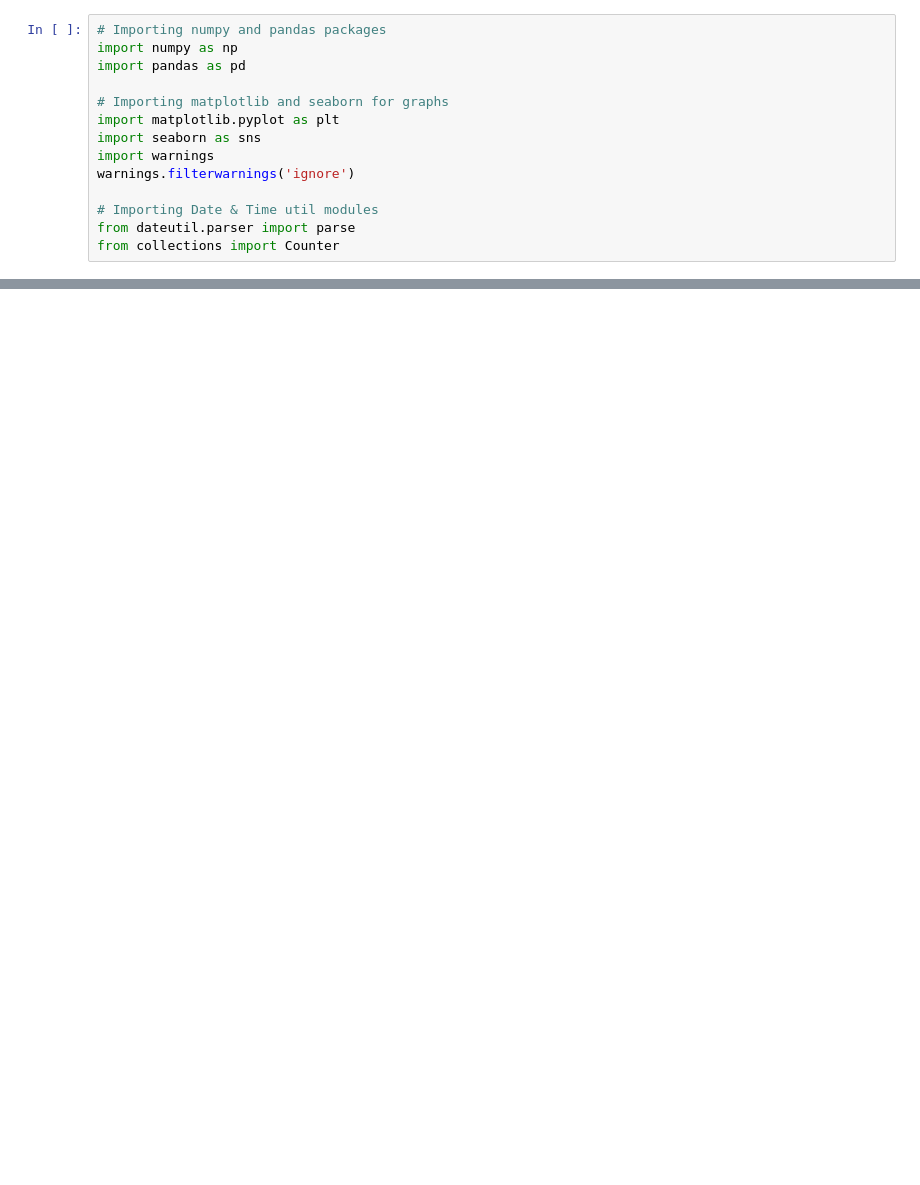
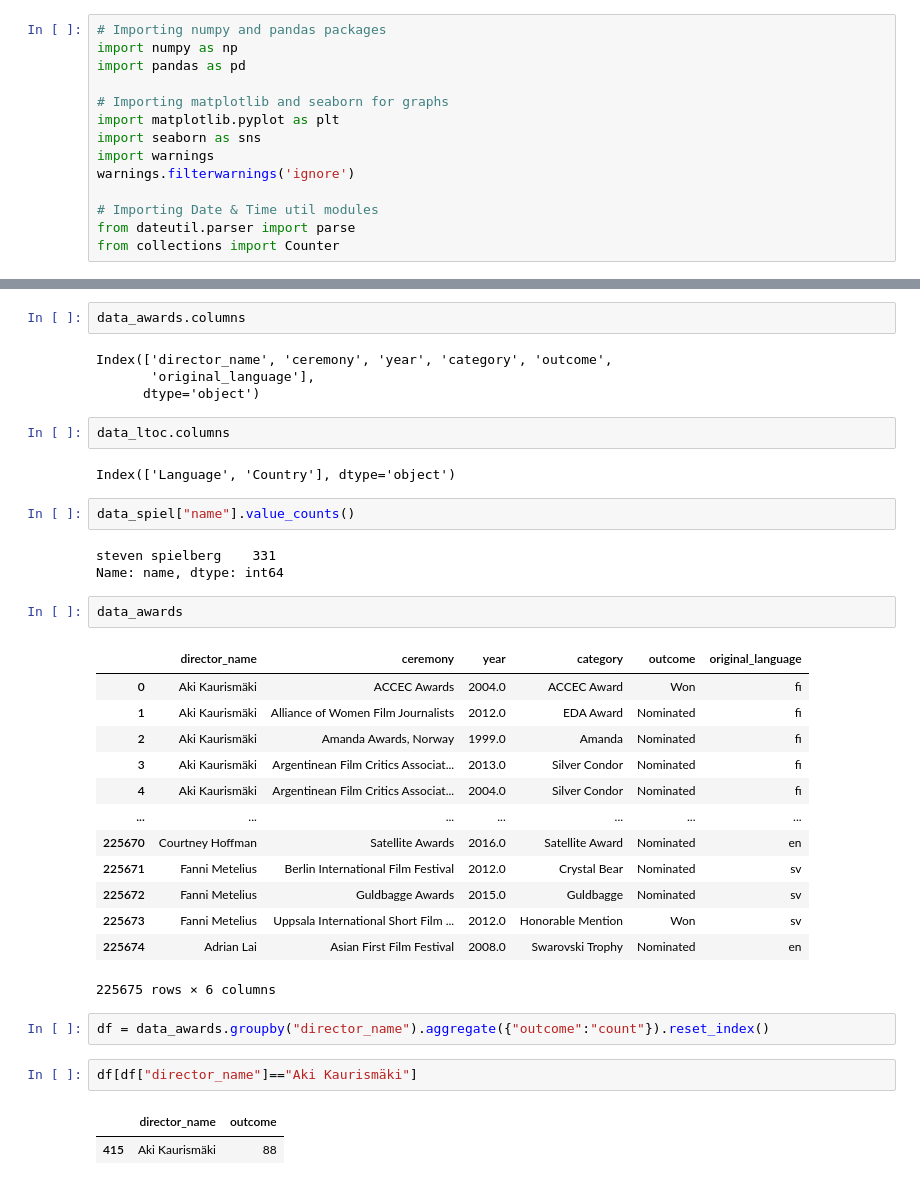
Before and after one commit to scienclick/pde_cap_mrp_zagros, a Jupyter notebook: notebooks/sah.ipynb, the cells around one changed output, grey strips where cells are left out. Drawn from its saved outputs; the diff is of its cells as text; blank space fills up the shorter version.

```diff
--- a/notebooks/sah.ipynb
+++ b/notebooks/sah.ipynb
@@ -17,0 +163,38 @@ data_cleaned = pd.read_csv("../data/AllMoviesDetailsCleaned.csv", encoding='utf-
+# %%
+data_awards.columns
+# %% [output]
+Index(['director_name', 'ceremony', 'year', 'category', 'outcome',
+       'original_language'],
+      dtype='object')
+# %%
+data_ltoc.columns
+# %% [output]
+Index(['Language', 'Country'], dtype='object')
+# %%
+data_spiel["name"].value_counts()
+# %% [output]
+steven spielberg    331
+Name: name, dtype: int64
+# %%
+data_awards
+# %% [output]
+|  | director_name | ceremony | year | category | outcome | original_language |
+| 0 | Aki Kaurismäki | ACCEC Awards | 2004.0 | ACCEC Award | Won | fi |
+| 1 | Aki Kaurismäki | Alliance of Women Film Journalists | 2012.0 | EDA Award | Nominated | fi |
+| 2 | Aki Kaurismäki | Amanda Awards, Norway | 1999.0 | Amanda | Nominated | fi |
+| 3 | Aki Kaurismäki | Argentinean Film Critics Associat... | 2013.0 | Silver Condor | Nominated | fi |
+| 4 | Aki Kaurismäki | Argentinean Film Critics Associat... | 2004.0 | Silver Condor | Nominated | fi |
+| ... | ... | ... | ... | ... | ... | ... |
+| 225670 | Courtney Hoffman | Satellite Awards | 2016.0 | Satellite Award | Nominated | en |
+| 225671 | Fanni Metelius | Berlin International Film Festival | 2012.0 | Crystal Bear | Nominated | sv |
+| 225672 | Fanni Metelius | Guldbagge Awards | 2015.0 | Guldbagge | Nominated | sv |
+| 225673 | Fanni Metelius | Uppsala International Short Film ... | 2012.0 | Honorable Mention | Won | sv |
+| 225674 | Adrian Lai | Asian First Film Festival | 2008.0 | Swarovski Trophy | Nominated | en |
+225675 rows × 6 columns
+# %%
+df = data_awards.groupby("director_name").aggregate({"outcome":"count"}).reset_index()
+# %%
+df[df["director_name"]=="Aki Kaurismäki"]
+# %% [output]
+|  | director_name | outcome |
+| 415 | Aki Kaurismäki | 88 |
```
Also changed, not shown: parts of 44 cells of this notebook.
